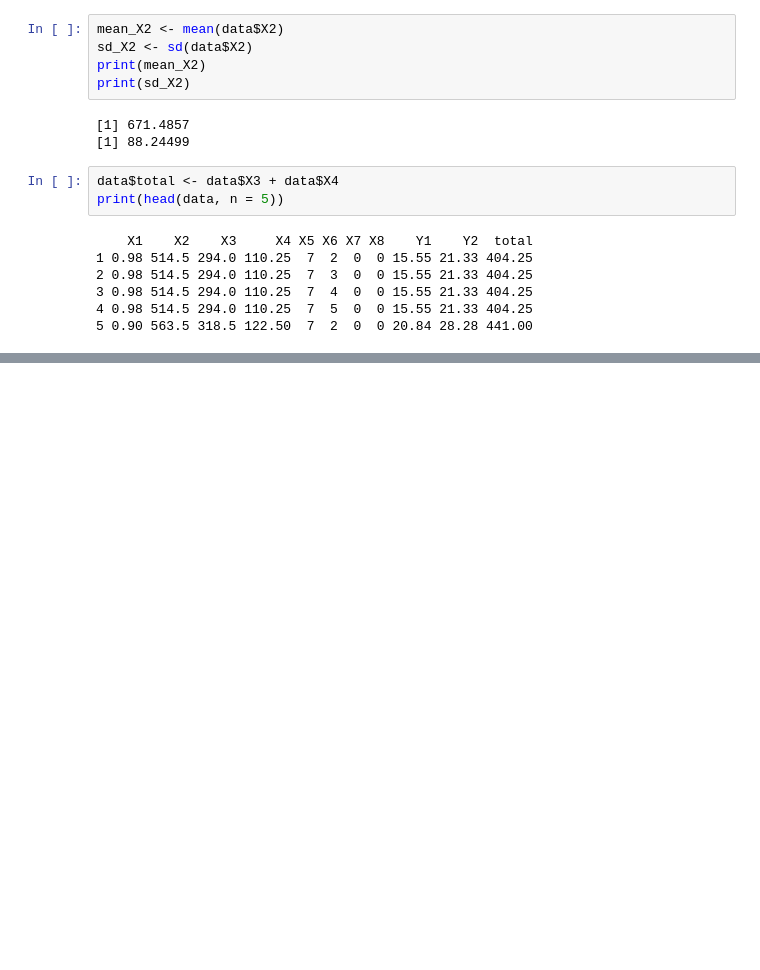
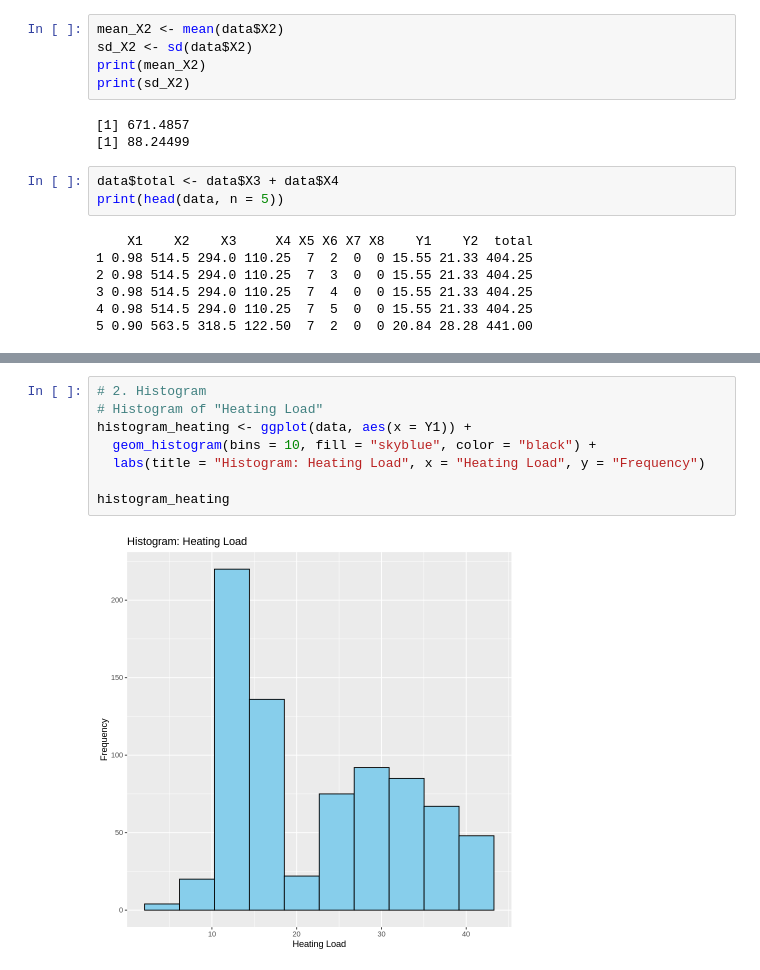
Before and after one commit to venugi-perera/database_cw, a Jupyter notebook: DB_CW_Q1.ipynb, the cells around one changed output, grey strips where cells are left out. Saved outputs shown, nothing was run; the diff lists cells and outputs as text; blank space fills up the shorter version.

```diff
--- a/DB_CW_Q1.ipynb
+++ b/DB_CW_Q1.ipynb
@@ -332,0 +473,10 @@ print(head(data, n = 5))
+# %%
+# 2. Histogram
+# Histogram of "Heating Load"
+histogram_heating <- ggplot(data, aes(x = Y1)) +
+  geom_histogram(bins = 10, fill = "skyblue", color = "black") +
+  labs(title = "Histogram: Heating Load", x = "Heating Load", y = "Frequency")
+
+histogram_heating
+# %% [output]
+[figure, added]
```
Also changed, not shown: parts of 14 cells of this notebook.
